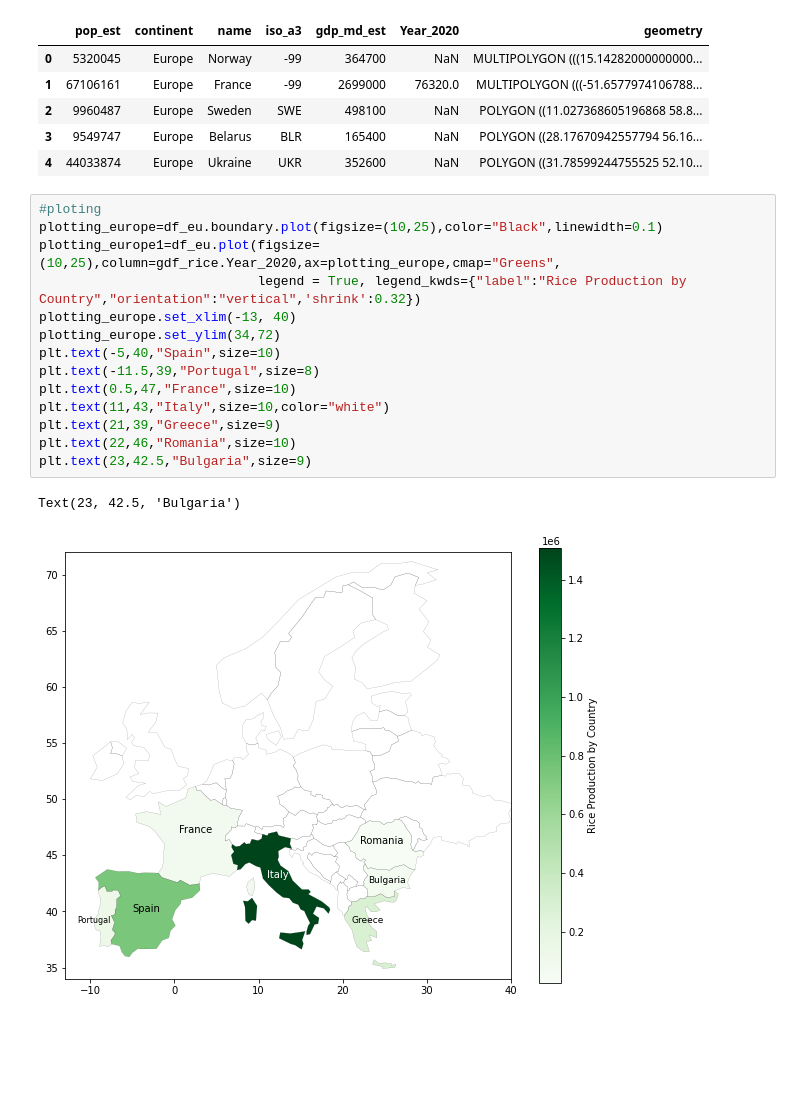
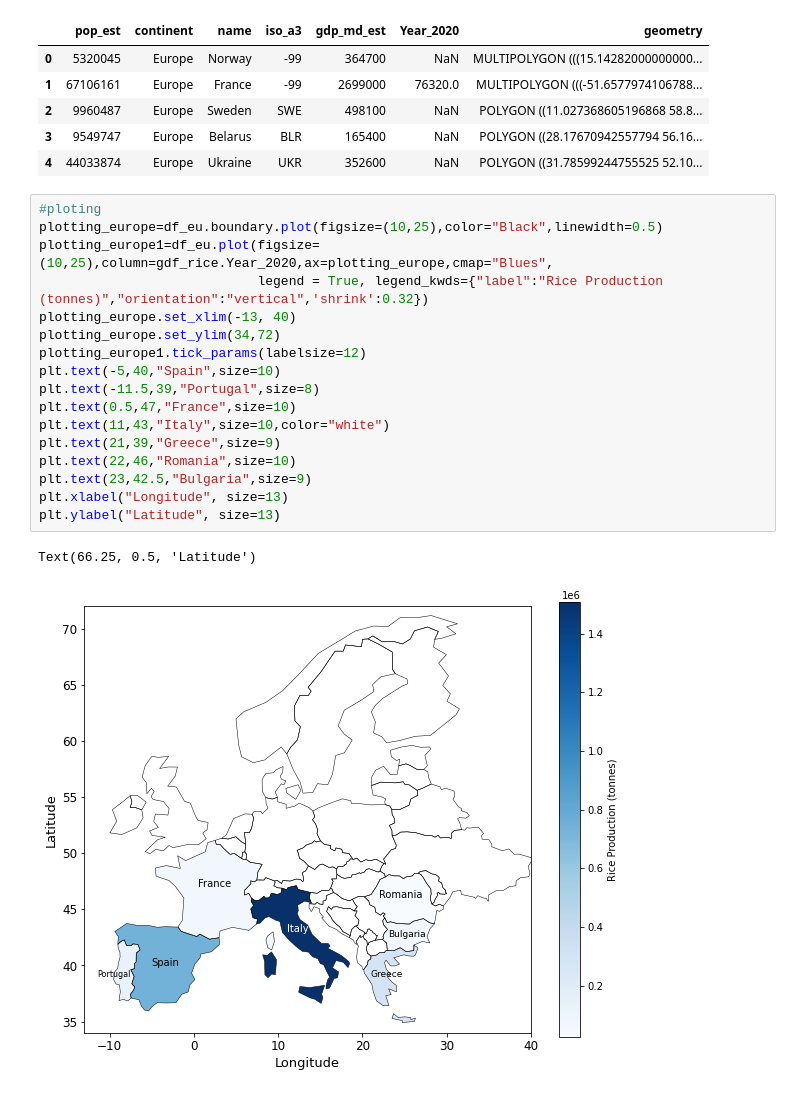
Before and after one commit to JohnsenClasses/final-project-schneider-thapa-koirala, a Jupyter notebook: riceproduction.ipynb, the cells around one changed output. Drawn from its saved outputs; the diff is of its cells as text; blank space fills up the shorter version.

```diff
--- a/riceproduction.ipynb
+++ b/riceproduction.ipynb
@@ -36,18 +36,21 @@ display(gdf_rice.head())
 | 4 | 44033874 | Europe | Ukraine | UKR | 352600 | NaN | POLYGON ((31.78599244755525 52.10... |
 # %%
 #ploting
-plotting_europe=df_eu.boundary.plot(figsize=(10,25),color="Black",linewidth=0.1)
-plotting_europe1=df_eu.plot(figsize=(10,25),column=gdf_rice.Year_2020,ax=plotting_europe,cmap="Greens",
-                            legend = True, legend_kwds={"label":"Rice Production by Country","orientation":"vertical",'shrink':0.32})
+plotting_europe=df_eu.boundary.plot(figsize=(10,25),color="Black",linewidth=0.5)
+plotting_europe1=df_eu.plot(figsize=(10,25),column=gdf_rice.Year_2020,ax=plotting_europe,cmap="Blues",
+                            legend = True, legend_kwds={"label":"Rice Production (tonnes)","orientation":"vertical",'shrink':0.32})
 plotting_europe.set_xlim(-13, 40)
 plotting_europe.set_ylim(34,72)
+plotting_europe1.tick_params(labelsize=12)
 plt.text(-5,40,"Spain",size=10)
 plt.text(-11.5,39,"Portugal",size=8)
 plt.text(0.5,47,"France",size=10)
 plt.text(11,43,"Italy",size=10,color="white")
 plt.text(21,39,"Greece",size=9)
 plt.text(22,46,"Romania",size=10)
 plt.text(23,42.5,"Bulgaria",size=9)
+plt.xlabel("Longitude", size=13)
+plt.ylabel("Latitude", size=13)
 # %% [output]
-Text(23, 42.5, 'Bulgaria')
+Text(66.25, 0.5, 'Latitude')
-[figure, old version]
+[figure, new version]
```
Also changed, not shown: 2 other files.
